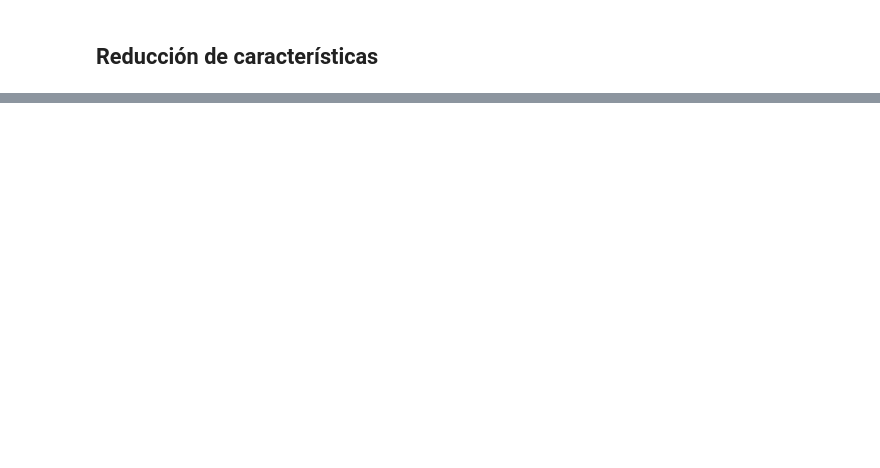
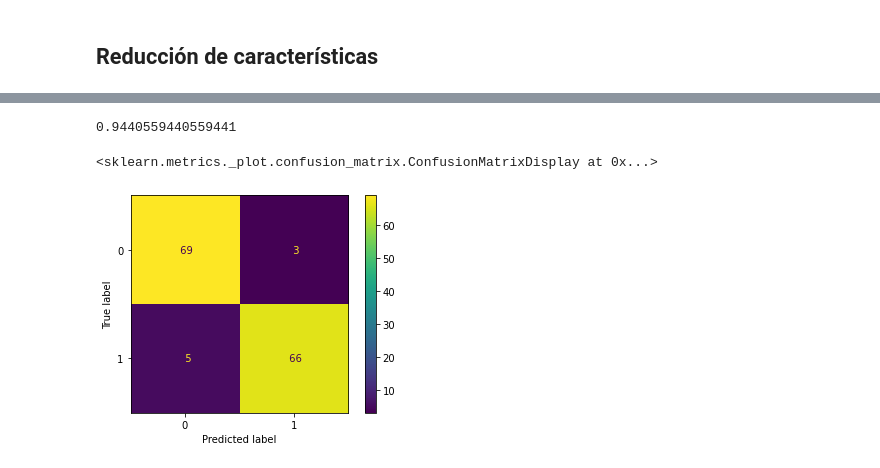
Before and after one commit to Lizzy-Mejia/Breast_Cancer_Prediction, a Jupyter notebook: Breast_Cancer_Prediction.ipynb, the cells around one changed output, grey strips where cells are left out. Cells and saved outputs as stored; diff of their text form; code cells hidden in the pictures; blank space fills up the shorter version.

```diff
--- a/Breast_Cancer_Prediction.ipynb
+++ b/Breast_Cancer_Prediction.ipynb
@@ -795,0 +738,14 @@ weighted avg       0.97      0.97      0.97       143
+# %%
+# Realizamos una nueva predición con los datos de test
+y_pred4 = modelo_final.predict(X_test)
+
+# Evaluamos el rendimiento del modelo con los datos de test
+accuracy_score(y_test, y_pred4)
+# %% [output]
+0.9440559440559441
+# %%
+# Resultados de la matriz de confusión con los datos de test
+plot_confusion_matrix(modelo_final, X_test, y_test, values_format='3g')
+# %% [output]
+<sklearn.metrics._plot.confusion_matrix.ConfusionMatrixDisplay at 0x...>
+[figure, added]
```
Also changed, not shown: parts of 43 cells of this notebook.
